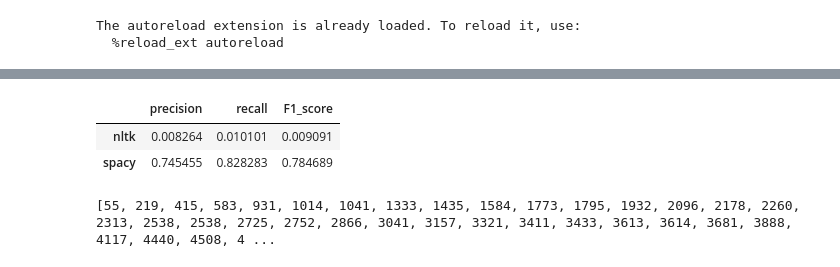
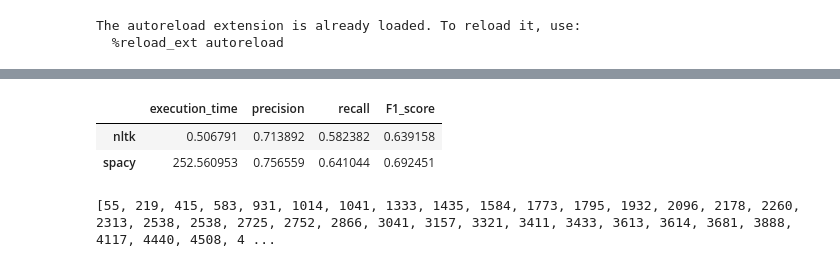
Before and after one commit to Eli6a/TER, a Jupyter notebook: test.ipynb, the cells around one changed output, grey strips where cells are left out. Cells and saved outputs as stored; diff of their text form; code cells hidden in the pictures.

```diff
--- a/test.ipynb
+++ b/test.ipynb
@@ -8,3 +9,16 @@ import matplotlib.pyplot as plt
 # %% [output]
 The autoreload extension is already loaded. To reload it, use:
   %reload_ext autoreload
+# %%
+res_eval = []
+# %%
+dir_path = "../documents/train/*"
+model="nltk"
+tokenizer= "nltk-punkt"
+models = ['nltk', 'spacy']
+tokenizers = ['nltk-punkt', 'spacy']
+for i in range(len(models)):
+    start = time.time()
+    r, p, f = pipeline.evaluation(dir_path, tokenizers[i], models[i])
+    res_eval += [[time.time()-start, r, p, f]]
+print(res_eval)
@@ -44,10 +37,10 @@ F1 :  0.784688995215311
 # %%
-little_df = pd.DataFrame([res, res2],columns=["precision", "recall", "F1_score"], index=["nltk", "spacy"])
+little_df = pd.DataFrame(res_eval,columns=["execution_time","precision", "recall", "F1_score"], index=["nltk", "spacy"])
 little_df.style.highlight_max(color = 'green', axis = 0)
 # %% [output]
-|  | precision | recall | F1_score |
-| nltk | 0.008264 | 0.010101 | 0.009091 |
-| spacy | 0.745455 | 0.828283 | 0.784689 |
+|  | execution_time | precision | recall | F1_score |
+| nltk | 0.506791 | 0.713892 | 0.582382 | 0.639158 |
+| spacy | 252.560953 | 0.756559 | 0.641044 | 0.692451 |
 # %%
 file = open("../Exercice_a_la_Main/SegmentationMain.txt", "r")
 original = file.readlines()
```
Also changed, not shown: parts of 5 cells of this notebook, 28 other files.
